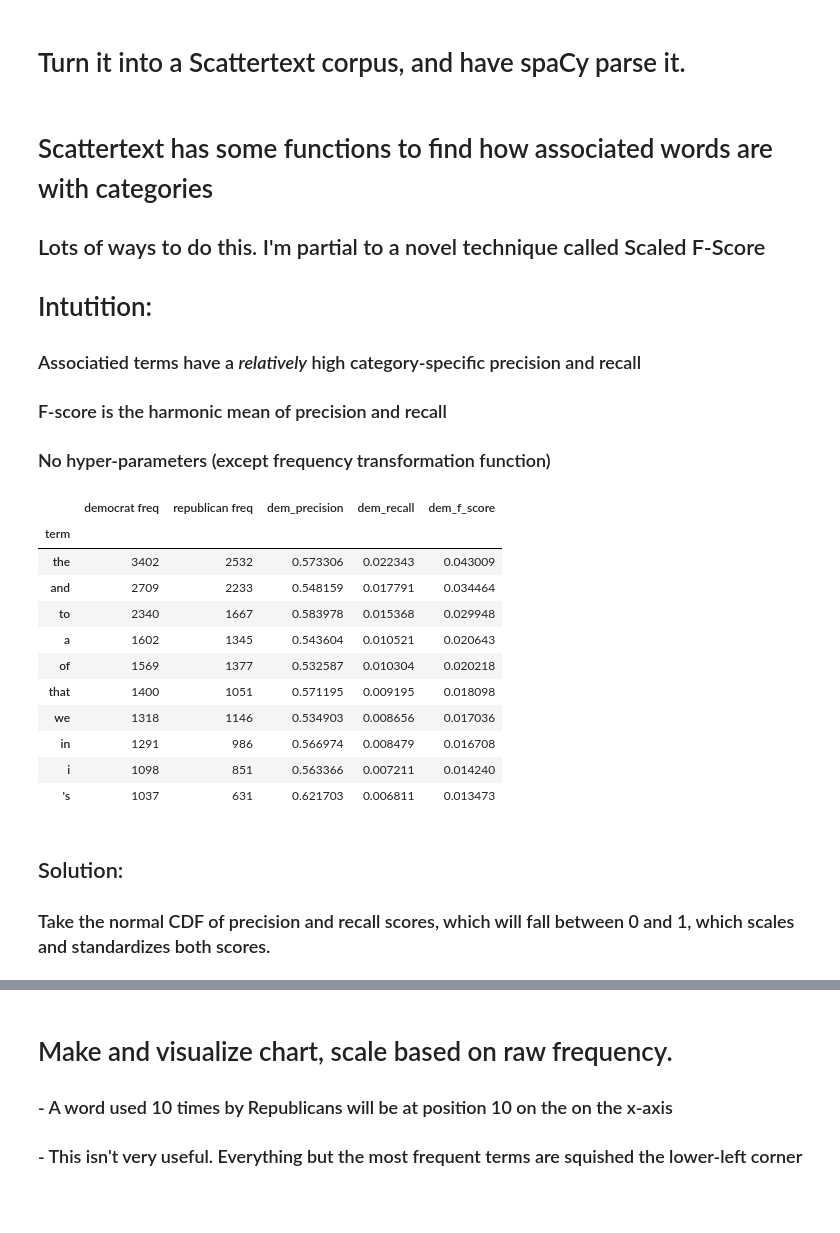
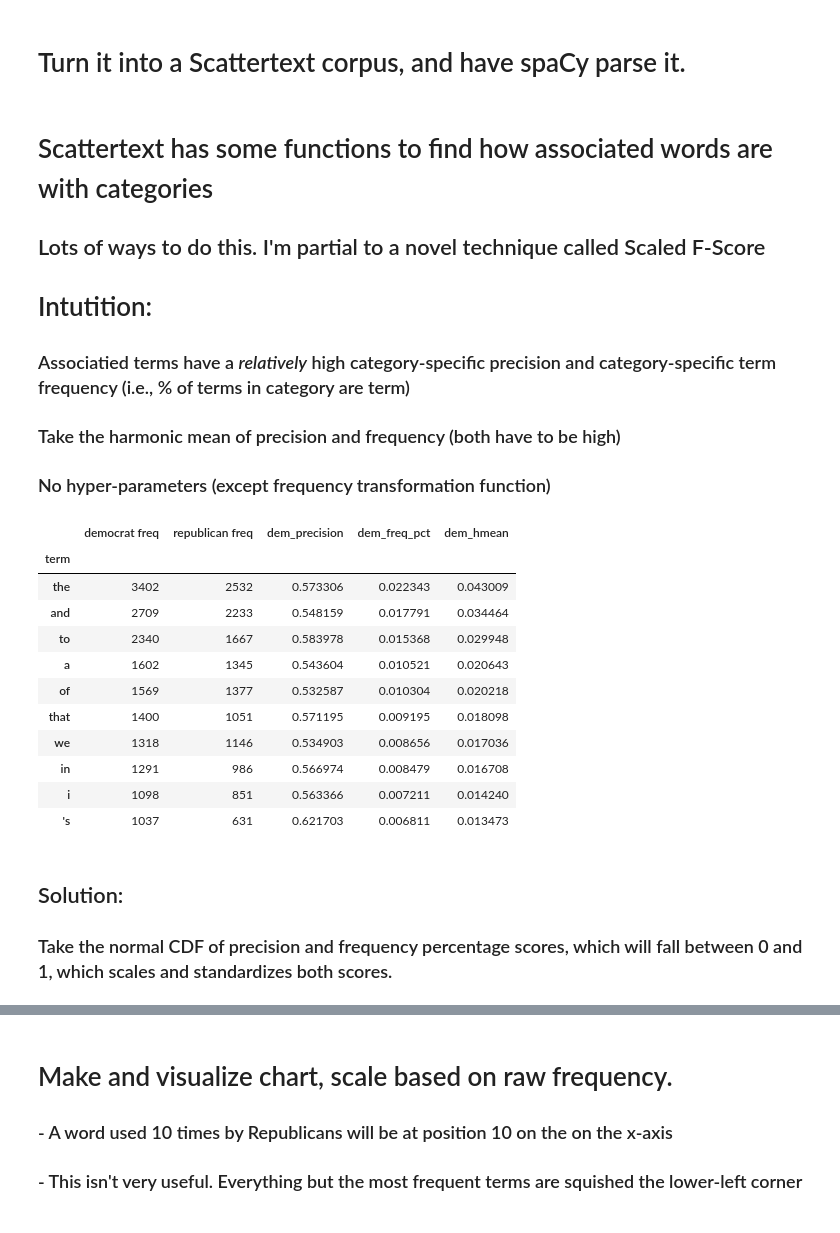
Before and after one commit to JasonKessler/Scattertext-PyData, a Jupyter notebook: PyData-Scattertext-Part-1.ipynb, the cells around one changed output, grey strips where cells are left out. Drawn from its saved outputs; the diff is of its cells as text; code cells hidden in the pictures.

Commit message:
updating scaled f-score explanation

```diff
--- a/PyData-Scattertext-Part-1.ipynb
+++ b/PyData-Scattertext-Part-1.ipynb
@@ -73,19 +73,19 @@ corpus = st.CorpusFromParsedDocuments(convention_df, category_col='party', parse
 # Scattertext has some functions to find how associated words are with categories
 ## Lots of ways to do this. I'm partial to a novel technique called Scaled F-Score
 # Intutition:
-### Associatied terms have a *relatively* high category-specific precision and recall
-### F-score is the harmonic mean of precision and recall
+### Associatied terms have a *relatively* high category-specific precision and category-specific term frequency (i.e., % of terms in category are term)
+### Take the harmonic mean of precision and frequency (both have to be high)
 ### No hyper-parameters (except frequency transformation function)
 # %%
 term_freq_df = corpus.get_term_freq_df()
 term_freq_df['dem_precision'] = term_freq_df['democrat freq'] * 1./(term_freq_df['democrat freq'] + term_freq_df['republican freq'])
-term_freq_df['dem_recall'] = term_freq_df['democrat freq'] * 1./term_freq_df['democrat freq'].sum()
-term_freq_df['dem_f_score'] = term_freq_df.apply(lambda x: (hmean([x['dem_precision'], x['dem_recall']])
-                                                                   if x['dem_precision'] > 0 and x['dem_recall'] > 0
+term_freq_df['dem_freq_pct'] = term_freq_df['democrat freq'] * 1./term_freq_df['democrat freq'].sum()
+term_freq_df['dem_hmean'] = term_freq_df.apply(lambda x: (hmean([x['dem_precision'], x['dem_freq_pct']])
+                                                                   if x['dem_precision'] > 0 and x['dem_freq_pct'] > 0
                                                                    else 0), axis=1)
-term_freq_df.sort_values(by='dem_f_score', ascending=False).iloc[:10]
+term_freq_df.sort_values(by='dem_hmean', ascending=False).iloc[:10]
 # %% [output]
-|  | democrat freq | republican freq | dem_precision | dem_recall | dem_f_score |
+|  | democrat freq | republican freq | dem_precision | dem_freq_pct | dem_hmean |
 | term |  |  |  |  |  |
 | the | 3402 | 2532 | 0.573306 | 0.022343 | 0.043009 |
 | and | 2709 | 2233 | 0.548159 | 0.017791 | 0.034464 |
@@ -99,7 +99,7 @@ term_freq_df.sort_values(by='dem_f_score', ascending=False).iloc[:10]
 | 's | 1037 | 631 | 0.621703 | 0.006811 | 0.013473 |
 # %% [markdown]
 ## Solution:
-### Take the normal CDF of precision and recall scores, which will fall between 0 and 1, which scales and standardizes both scores.
+### Take the normal CDF of precision and frequency percentage scores, which will fall between 0 and 1, which scales and standardizes both scores.
 # %%
 def normcdf(x):
     return norm.cdf(x, x.mean(), x.std())
```
Also changed, not shown: parts of 2 cells of this notebook.
